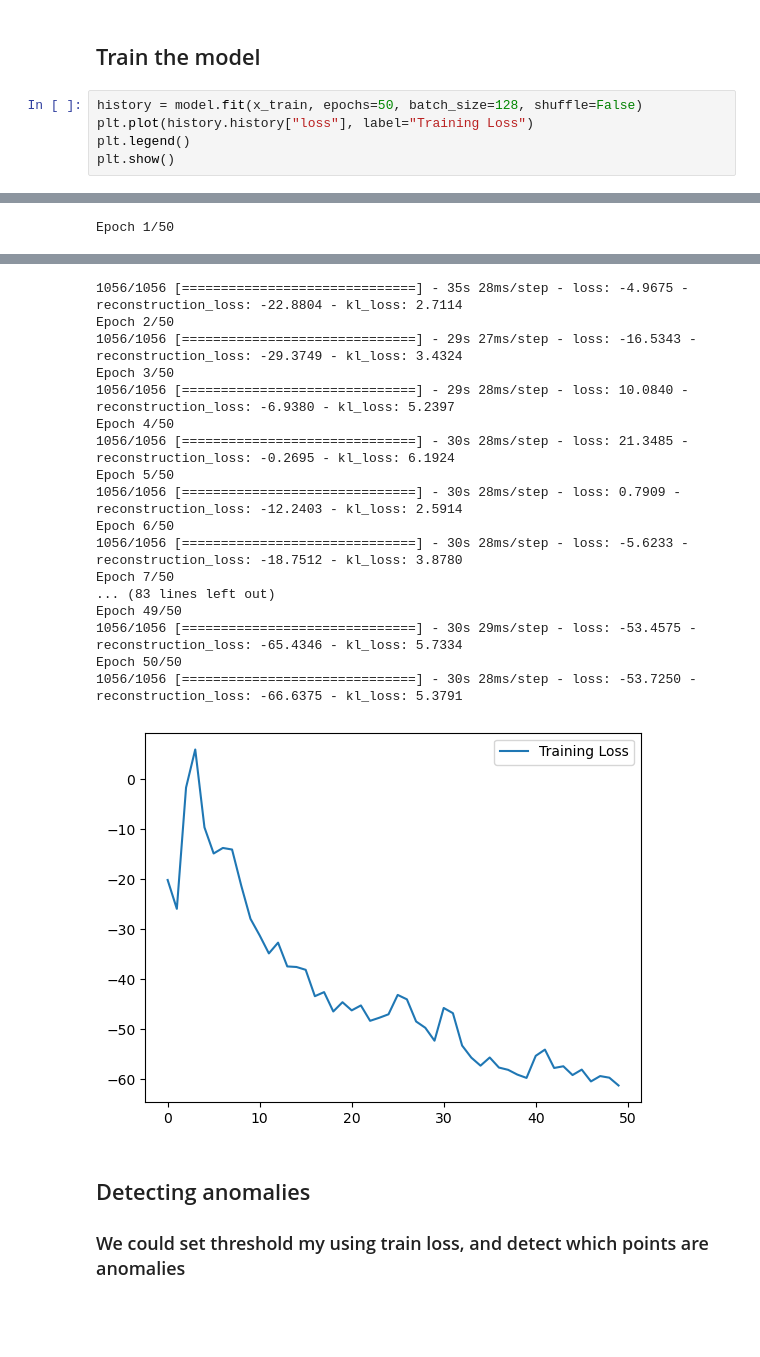
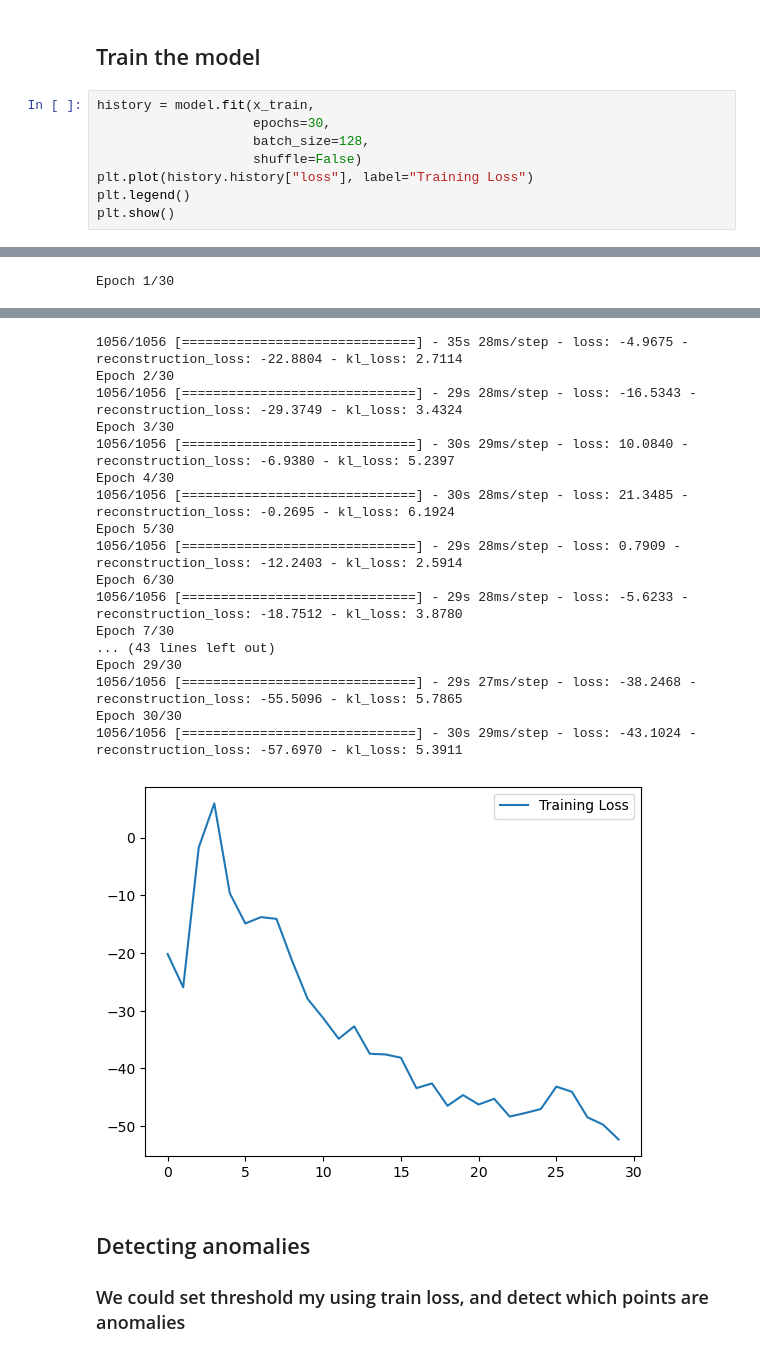
Before and after one commit to chlehdwon/Individual_Research_22Winter, a Jupyter notebook: TAD_LSTM_VAE_SMAP.ipynb, the cells around one changed output, grey strips where cells are left out. Saved outputs shown, nothing was run; the diff lists cells and outputs as text; blank space fills up the shorter version.

```diff
--- a/TAD_LSTM_VAE_SMAP.ipynb
+++ b/TAD_LSTM_VAE_SMAP.ipynb
@@ -198,7 +198,10 @@ coreClock: 1.695GHz coreCount: 82 deviceMemorySize: 23.70GiB deviceMemoryBandwid
 # %% [markdown]
 ## Train the model
 # %%
-history = model.fit(x_train, epochs=50, batch_size=128, shuffle=False)
+history = model.fit(x_train,
+                    epochs=30,
+                    batch_size=128,
+                    shuffle=False)
 plt.plot(history.history["loss"], label="Training Loss")
 plt.legend()
 plt.show()
@@ -209 +211 @@ plt.show()
-Epoch 1/50
+Epoch 1/30
@@ -215,21 +217,21 @@ Epoch 1/50
 1056/1056 [==============================] - 35s 28ms/step - loss: -4.9675 - reconstruction_loss: -22.8804 - kl_loss: 2.7114
-Epoch 2/50
-1056/1056 [==============================] - 29s 27ms/step - loss: -16.5343 - reconstruction_loss: -29.3749 - kl_loss: 3.4324
-Epoch 3/50
-1056/1056 [==============================] - 29s 28ms/step - loss: 10.0840 - reconstruction_loss: -6.9380 - kl_loss: 5.2397
-Epoch 4/50
+Epoch 2/30
+1056/1056 [==============================] - 29s 28ms/step - loss: -16.5343 - reconstruction_loss: -29.3749 - kl_loss: 3.4324
+Epoch 3/30
+1056/1056 [==============================] - 30s 29ms/step - loss: 10.0840 - reconstruction_loss: -6.9380 - kl_loss: 5.2397
+Epoch 4/30
 1056/1056 [==============================] - 30s 28ms/step - loss: 21.3485 - reconstruction_loss: -0.2695 - kl_loss: 6.1924
-Epoch 5/50
-1056/1056 [==============================] - 30s 28ms/step - loss: 0.7909 - reconstruction_loss: -12.2403 - kl_loss: 2.5914
-Epoch 6/50
-1056/1056 [==============================] - 30s 28ms/step - loss: -5.6233 - reconstruction_loss: -18.7512 - kl_loss: 3.8780
-Epoch 7/50
-... (83 lines left out)
-Epoch 49/50
-1056/1056 [==============================] - 30s 29ms/step - loss: -53.4575 - reconstruction_loss: -65.4346 - kl_loss: 5.7334
-Epoch 50/50
-1056/1056 [==============================] - 30s 28ms/step - loss: -53.7250 - reconstruction_loss: -66.6375 - kl_loss: 5.3791
+Epoch 5/30
+1056/1056 [==============================] - 29s 28ms/step - loss: 0.7909 - reconstruction_loss: -12.2403 - kl_loss: 2.5914
+Epoch 6/30
+1056/1056 [==============================] - 29s 28ms/step - loss: -5.6233 - reconstruction_loss: -18.7512 - kl_loss: 3.8780
+Epoch 7/30
+... (43 lines left out)
+Epoch 29/30
+1056/1056 [==============================] - 29s 27ms/step - loss: -38.2468 - reconstruction_loss: -55.5096 - kl_loss: 5.7865
+Epoch 30/30
+1056/1056 [==============================] - 30s 29ms/step - loss: -43.1024 - reconstruction_loss: -57.6970 - kl_loss: 5.3911
-[figure, old version]
+[figure, new version]
 # %% [markdown]
 ## Detecting anomalies
 ### We could set threshold my using train loss, and detect which points are anomalies
```
Also changed, not shown: parts of 11 cells of this notebook, 10 other files.
